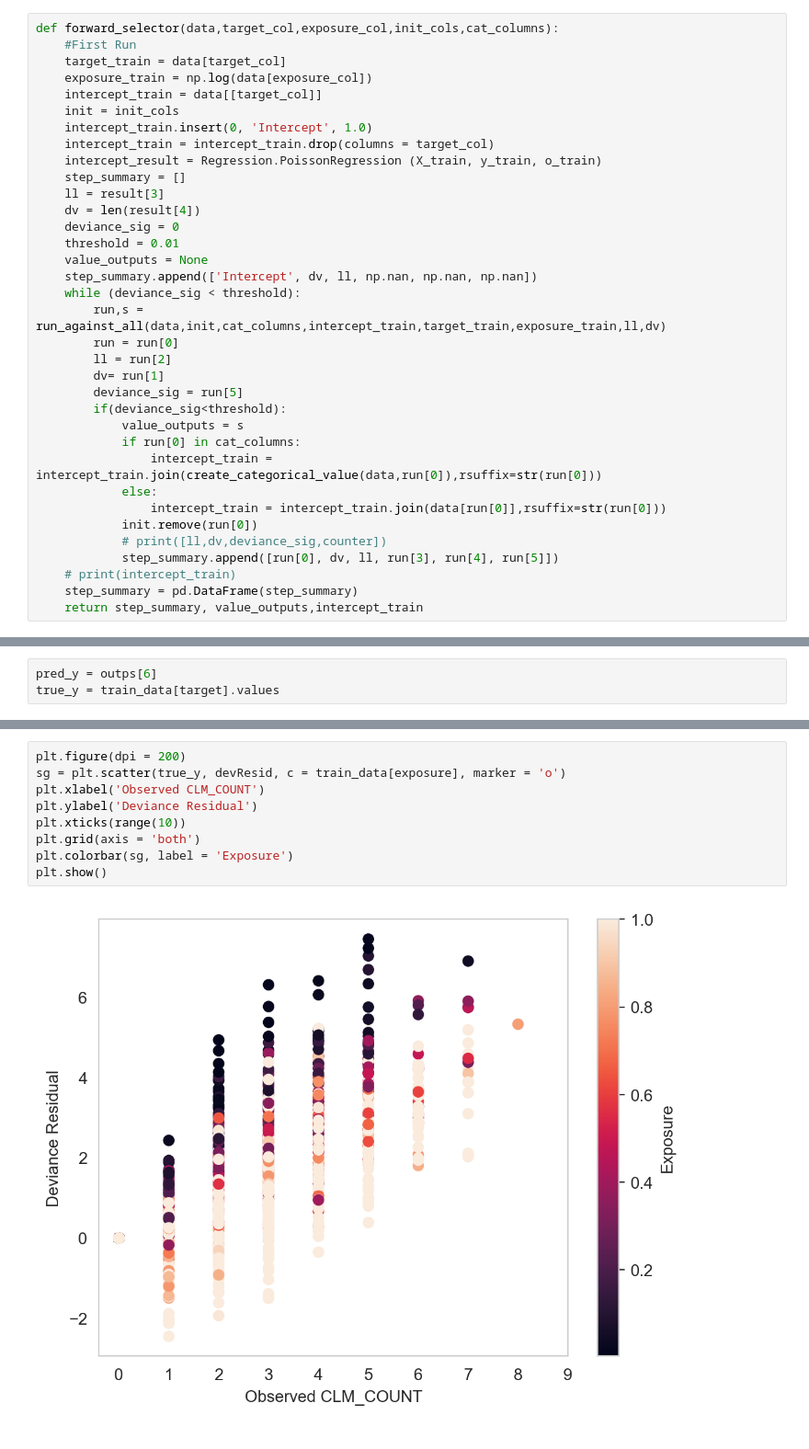
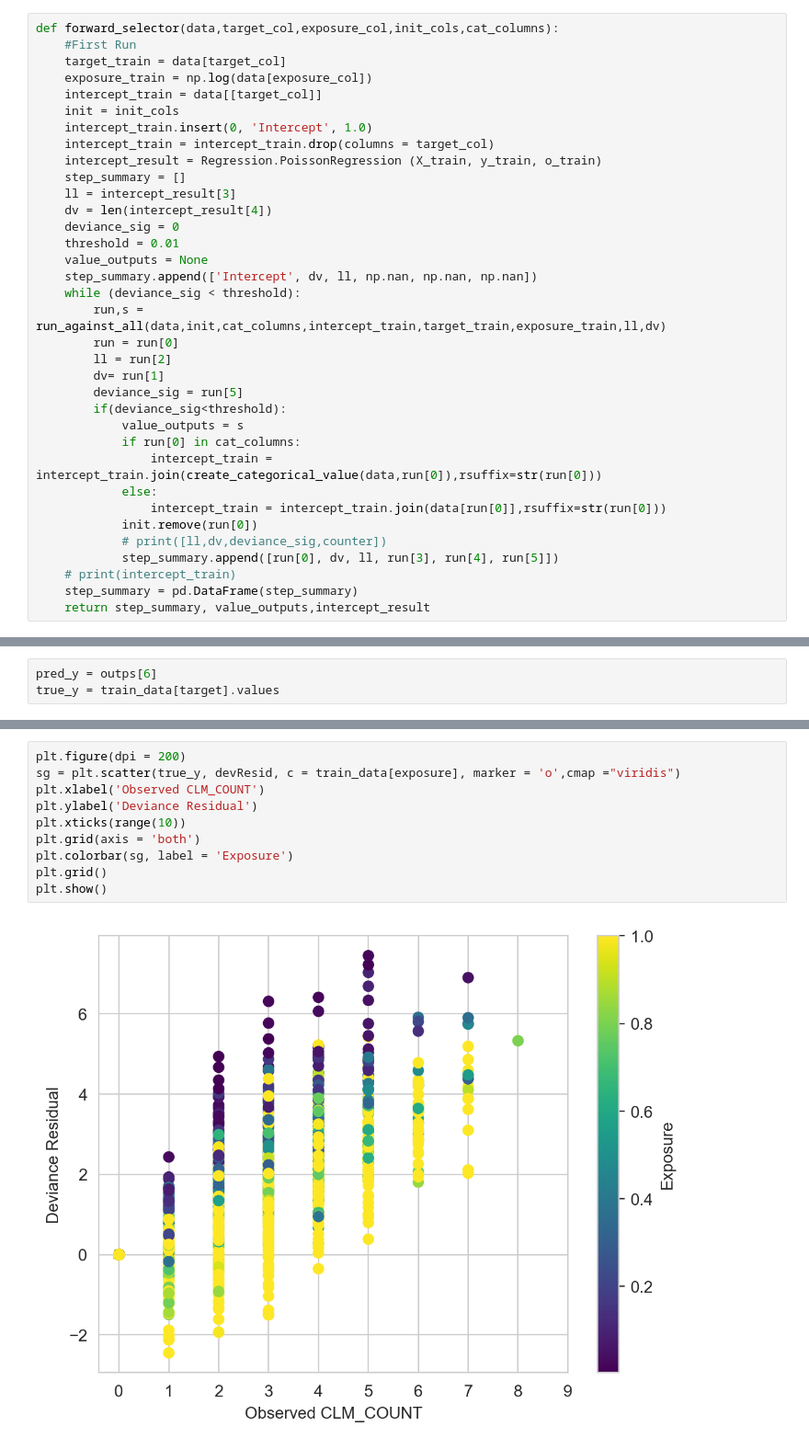
Before and after one commit to vishal-parameswaran/University-of-Chicago, a Jupyter notebook: Linear-Non Linear Models/Assignment 2/assignment-2-lnl.ipynb, the cells around one changed output, grey strips where cells are left out. Shown: that part at 92% size. Saved outputs shown, nothing was run; the diff lists cells and outputs as text.

```diff
--- a/Linear-Non Linear Models/Assignment 2/assignment-2-lnl.ipynb
+++ b/Linear-Non Linear Models/Assignment 2/assignment-2-lnl.ipynb
@@ -138,8 +134,8 @@ def forward_selector(data,target_col,exposure_col,init_cols,cat_columns):
     intercept_train = intercept_train.drop(columns = target_col)
     intercept_result = Regression.PoissonRegression (X_train, y_train, o_train)
     step_summary = []
-    ll = result[3]
-    dv = len(result[4])
+    ll = intercept_result[3]
+    dv = len(intercept_result[4])
     deviance_sig = 0
     threshold = 0.01
     value_outputs = None
@@ -161,7 +157,7 @@ def forward_selector(data,target_col,exposure_col,init_cols,cat_columns):
             step_summary.append([run[0], dv, ll, run[3], run[4], run[5]])
     # print(intercept_train)
     step_summary = pd.DataFrame(step_summary)
-    return step_summary, value_outputs,intercept_train
+    return step_summary, value_outputs,intercept_result
 # %%
 int_pred = ["CAR_TYPE", "CAR_USE", "EDUCATION", "GENDER", "MSTATUS", "PARENT1", "RED_CAR", "REVOKED","URBANICITY",'HOMEKIDS', 'KIDSDRIV',"AGE", "BLUEBOOK", "CAR_AGE", "HOME_VAL", "INCOME", "YOJ", "MVR_PTS", "TIF","TRAVTIME"]
 df,outps,train = forward_selector(train_data,target,exposure,int_pred,cat_cols)
@@ -319,11 +320,12 @@ plt.show()
 # %%
 plt.figure(dpi = 200)
-sg = plt.scatter(true_y, devResid, c = train_data[exposure], marker = 'o')
+sg = plt.scatter(true_y, devResid, c = train_data[exposure], marker = 'o',cmap ="viridis")
 plt.xlabel('Observed CLM_COUNT')
 plt.ylabel('Deviance Residual')
 plt.xticks(range(10))
 plt.grid(axis = 'both')
 plt.colorbar(sg, label = 'Exposure')
+plt.grid()
 plt.show()
 # %% [output]
-[figure, old version]
+[figure, new version]
```
Also changed, not shown: parts of 19 cells of this notebook, 5 other files.
